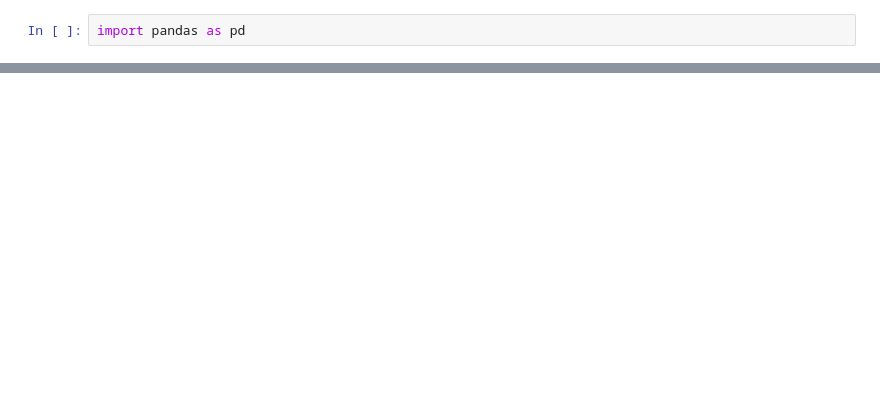
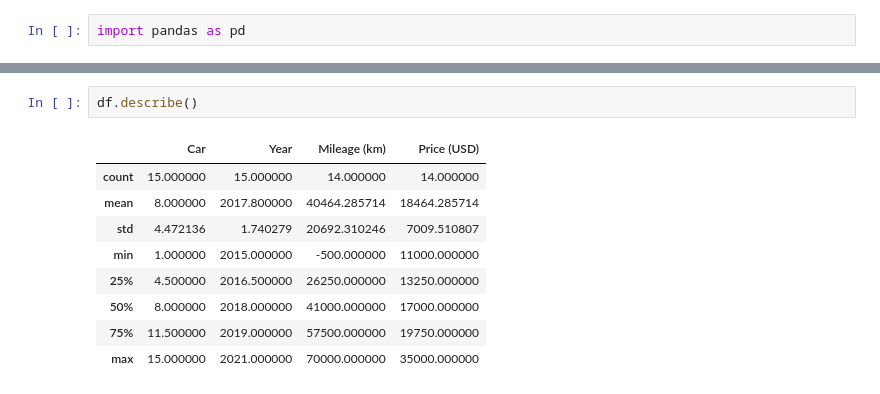
Before and after one commit to dhavalvalaa/Ai_Ml_QB, a Jupyter notebook: pandas/17_06/pandas.ipynb, the cells around one changed output, grey strips where cells are left out. Drawn from its saved outputs; the diff is of its cells as text; blank space fills up the shorter version.

```diff
--- a/pandas/17_06/pandas.ipynb
+++ b/pandas/17_06/pandas.ipynb
@@ -15,0 +411,12 @@ df
+# %%
+df.describe()
+# %% [output]
+|  | Car | Year | Mileage (km) | Price (USD) |
+| count | 15.000000 | 15.000000 | 14.000000 | 14.000000 |
+| mean | 8.000000 | 2017.800000 | 40464.285714 | 18464.285714 |
+| std | 4.472136 | 1.740279 | 20692.310246 | 7009.510807 |
+| min | 1.000000 | 2015.000000 | -500.000000 | 11000.000000 |
+| 25% | 4.500000 | 2016.500000 | 26250.000000 | 13250.000000 |
+| 50% | 8.000000 | 2018.000000 | 41000.000000 | 17000.000000 |
+| 75% | 11.500000 | 2019.000000 | 57500.000000 | 19750.000000 |
+| max | 15.000000 | 2021.000000 | 70000.000000 | 35000.000000 |
```
Also changed, not shown: parts of 64 cells of this notebook, 4 other files.
